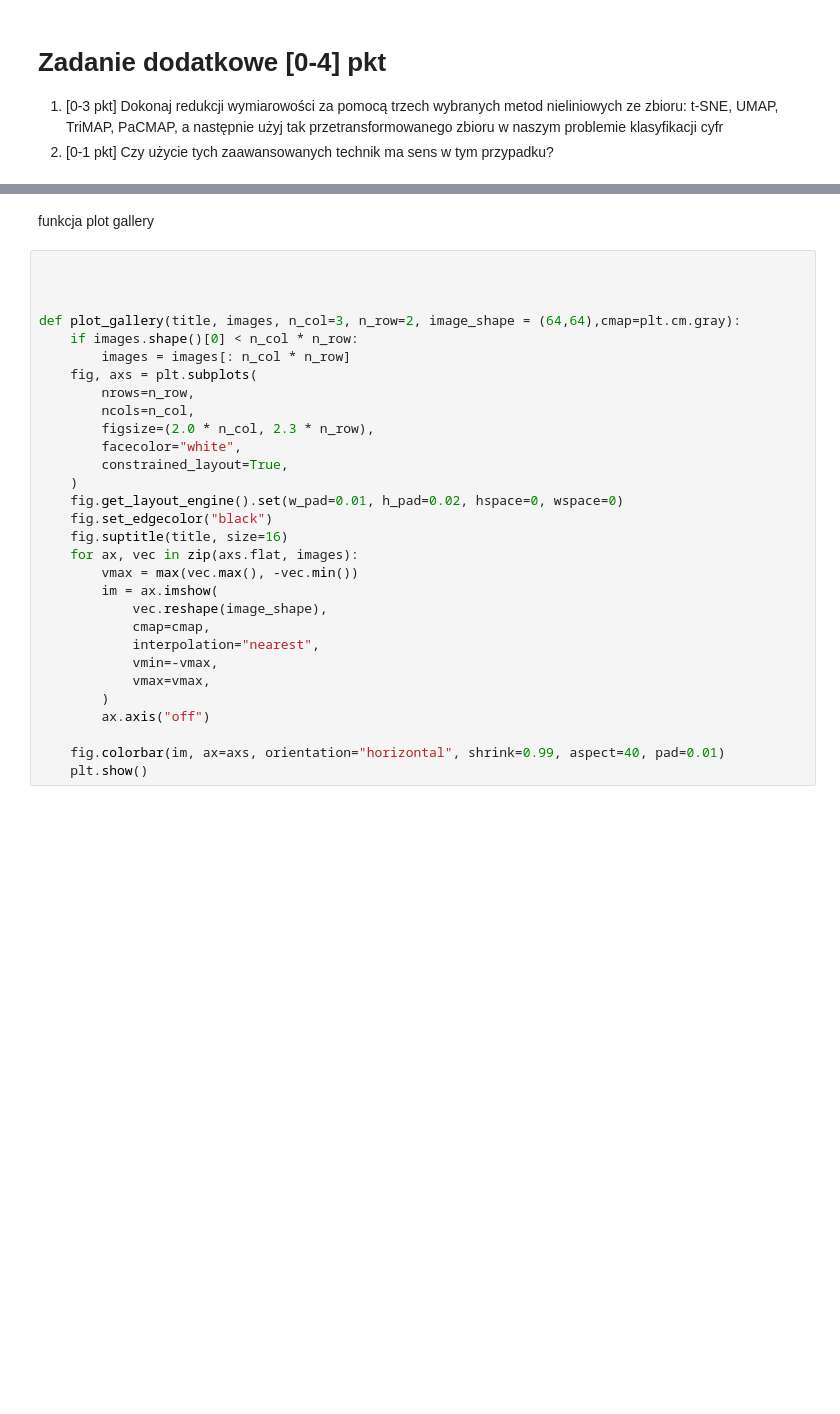
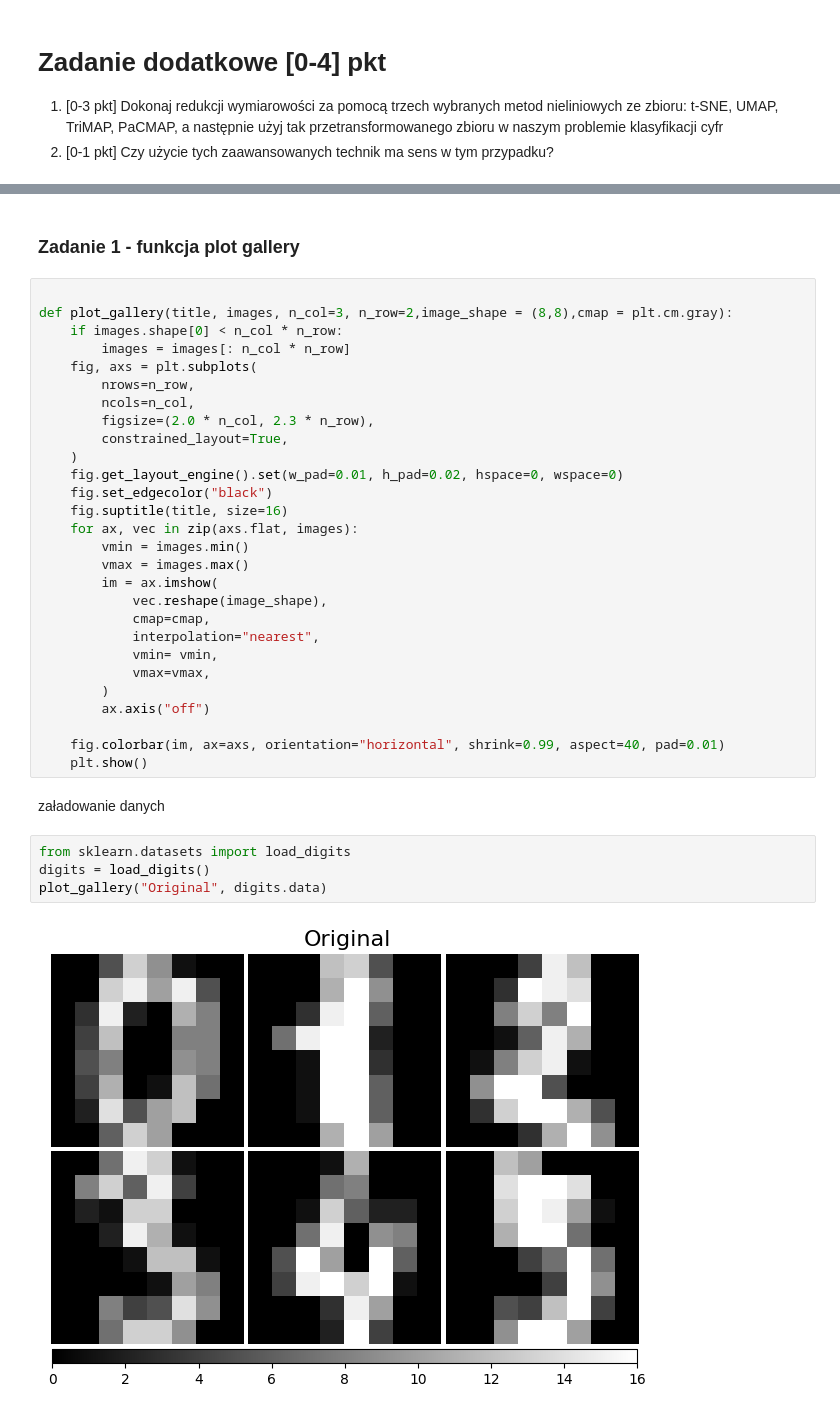
Before and after one commit to Marek55S/machine-learning-basis, a Jupyter notebook: 6_selekcja_redukcja/6-zadanie_domowe.ipynb, the cells around one changed output, grey strips where cells are left out. Drawn from its saved outputs; the diff is of its cells as text; blank space fills up the shorter version.

```diff
--- a/6_selekcja_redukcja/6-zadanie_domowe.ipynb
+++ b/6_selekcja_redukcja/6-zadanie_domowe.ipynb
@@ -30,32 +31,38 @@ import matplotlib.pyplot as plt
 # %% [markdown]
-funkcja plot gallery
+### Zadanie 1 - funkcja plot gallery
 # %%
 
-
-
-def plot_gallery(title, images, n_col=3, n_row=2, image_shape = (64,64),cmap=plt.cm.gray):
-    if images.shape()[0] < n_col * n_row:
+def plot_gallery(title, images, n_col=3, n_row=2,image_shape = (8,8),cmap = plt.cm.gray):
+    if images.shape[0] < n_col * n_row:
         images = images[: n_col * n_row]
     fig, axs = plt.subplots(
         nrows=n_row,
         ncols=n_col,
         figsize=(2.0 * n_col, 2.3 * n_row),
-        facecolor="white",
         constrained_layout=True,
     )
     fig.get_layout_engine().set(w_pad=0.01, h_pad=0.02, hspace=0, wspace=0)
     fig.set_edgecolor("black")
     fig.suptitle(title, size=16)
     for ax, vec in zip(axs.flat, images):
-        vmax = max(vec.max(), -vec.min())
+        vmin = images.min()
+        vmax = images.max()
         im = ax.imshow(
             vec.reshape(image_shape),
             cmap=cmap,
             interpolation="nearest",
-            vmin=-vmax,
+            vmin= vmin,
             vmax=vmax,
         )
         ax.axis("off")
 
     fig.colorbar(im, ax=axs, orientation="horizontal", shrink=0.99, aspect=40, pad=0.01)
     plt.show()
+# %% [markdown]
+załadowanie danych
+# %%
+from sklearn.datasets import load_digits
+digits = load_digits()
+plot_gallery("Original", digits.data)
+# %% [output]
+[figure, added]
```
Also changed, not shown: parts of 43 cells of this notebook, 1 other file.
